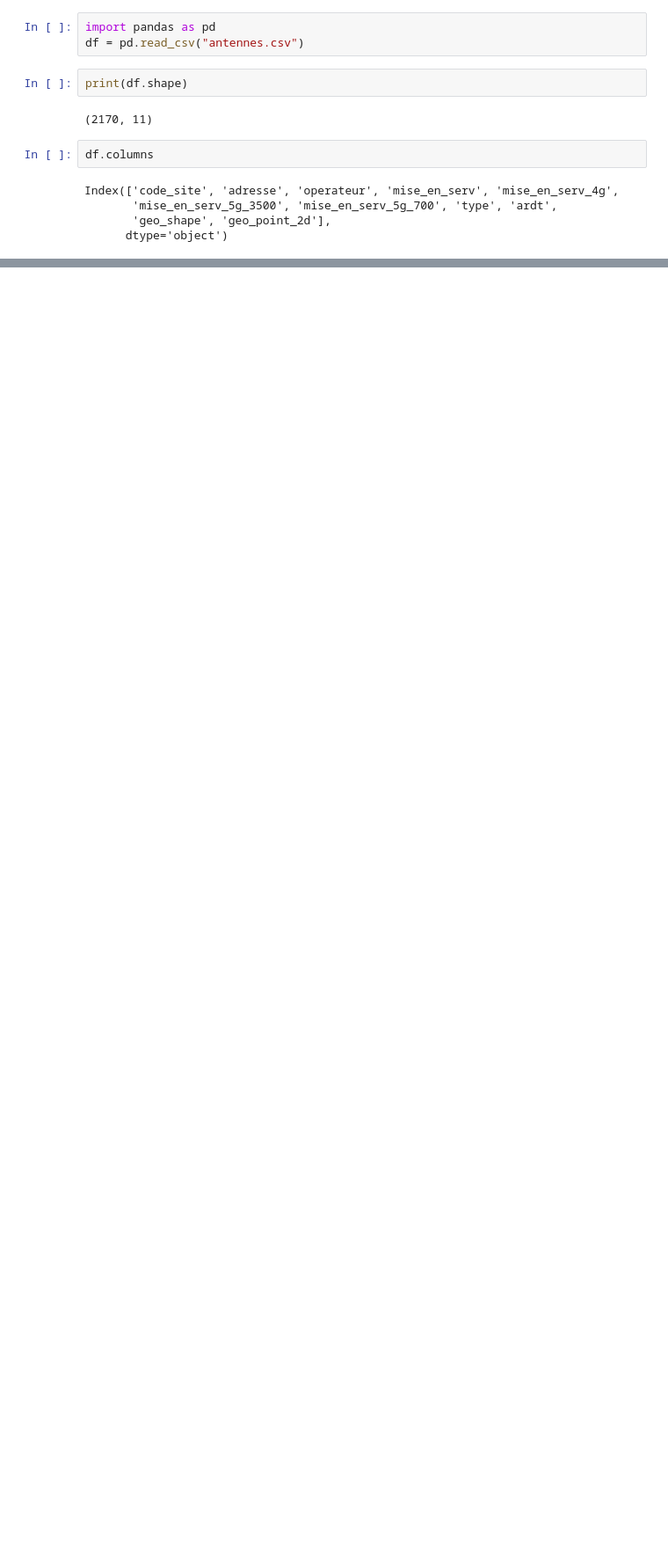
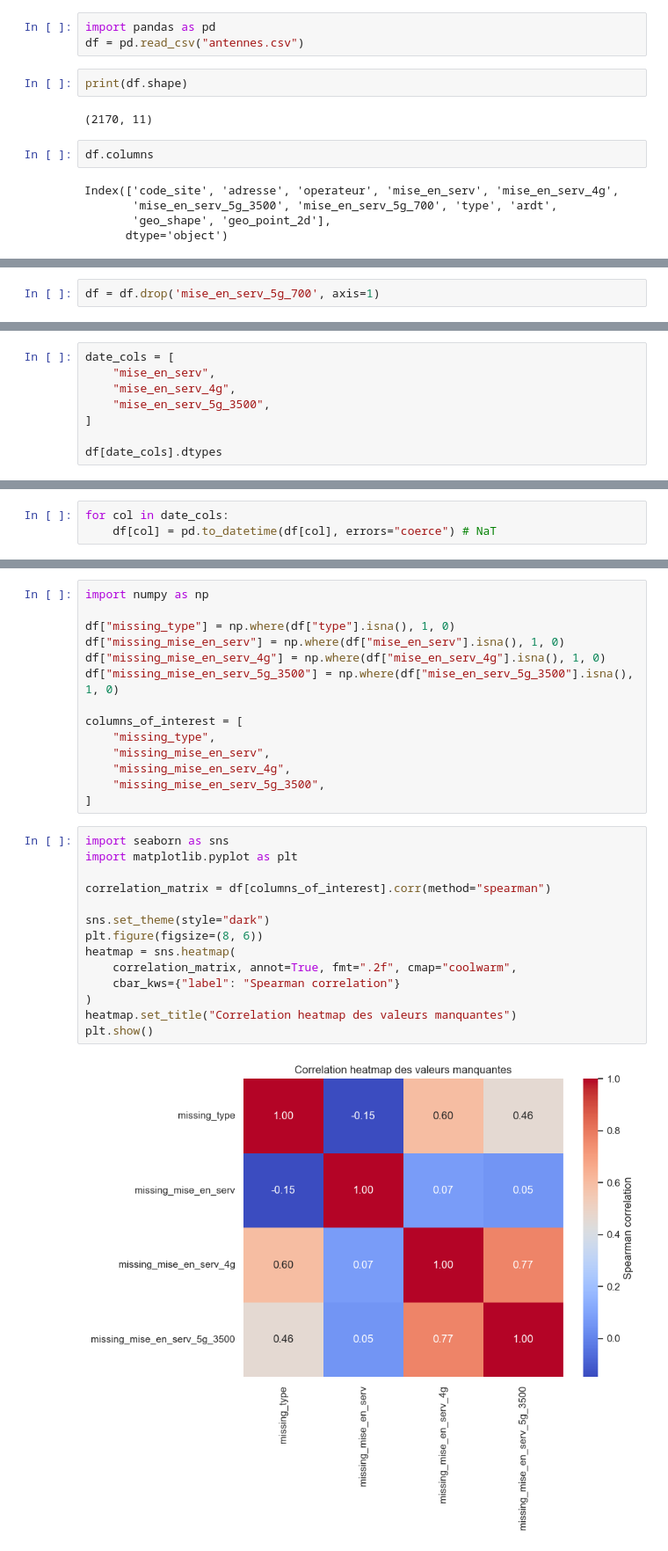
Before and after one commit to yasmineelhakem/data_antennes_relais, a Jupyter notebook: data_cleaning.ipynb, the cells around one changed output, grey strips where cells are left out. Shown at 88% size. Saved outputs shown, nothing was run; the diff lists cells and outputs as text; blank space fills up the shorter version.

```diff
--- a/data_cleaning.ipynb
+++ b/data_cleaning.ipynb
@@ -29,0 +64,2 @@ dtype: int64
+# %%
+df = df.drop('mise_en_serv_5g_700', axis=1)
@@ -29,0 +68,8 @@ dtype: int64
+# %%
+date_cols = [
+    "mise_en_serv",
+    "mise_en_serv_4g",
+    "mise_en_serv_5g_3500",
+]
+
+df[date_cols].dtypes
@@ -29,0 +81,3 @@ dtype: int64
+# %%
+for col in date_cols:
+    df[col] = pd.to_datetime(df[col], errors="coerce") # NaT
@@ -29,0 +128,30 @@ dtype: int64
+# %%
+import numpy as np
+
+df["missing_type"] = np.where(df["type"].isna(), 1, 0)
+df["missing_mise_en_serv"] = np.where(df["mise_en_serv"].isna(), 1, 0)
+df["missing_mise_en_serv_4g"] = np.where(df["mise_en_serv_4g"].isna(), 1, 0)
+df["missing_mise_en_serv_5g_3500"] = np.where(df["mise_en_serv_5g_3500"].isna(), 1, 0)
+
+columns_of_interest = [
+    "missing_type",
+    "missing_mise_en_serv",
+    "missing_mise_en_serv_4g",
+    "missing_mise_en_serv_5g_3500",
+]
+# %%
+import seaborn as sns
+import matplotlib.pyplot as plt
+
+correlation_matrix = df[columns_of_interest].corr(method="spearman")
+
+sns.set_theme(style="dark")
+plt.figure(figsize=(8, 6))
+heatmap = sns.heatmap(
+    correlation_matrix, annot=True, fmt=".2f", cmap="coolwarm",
+    cbar_kws={"label": "Spearman correlation"}
+)
+heatmap.set_title("Correlation heatmap des valeurs manquantes")
+plt.show()
+# %% [output]
+[figure, added]
```
Also changed, not shown: parts of 24 cells of this notebook, 2 other files.
